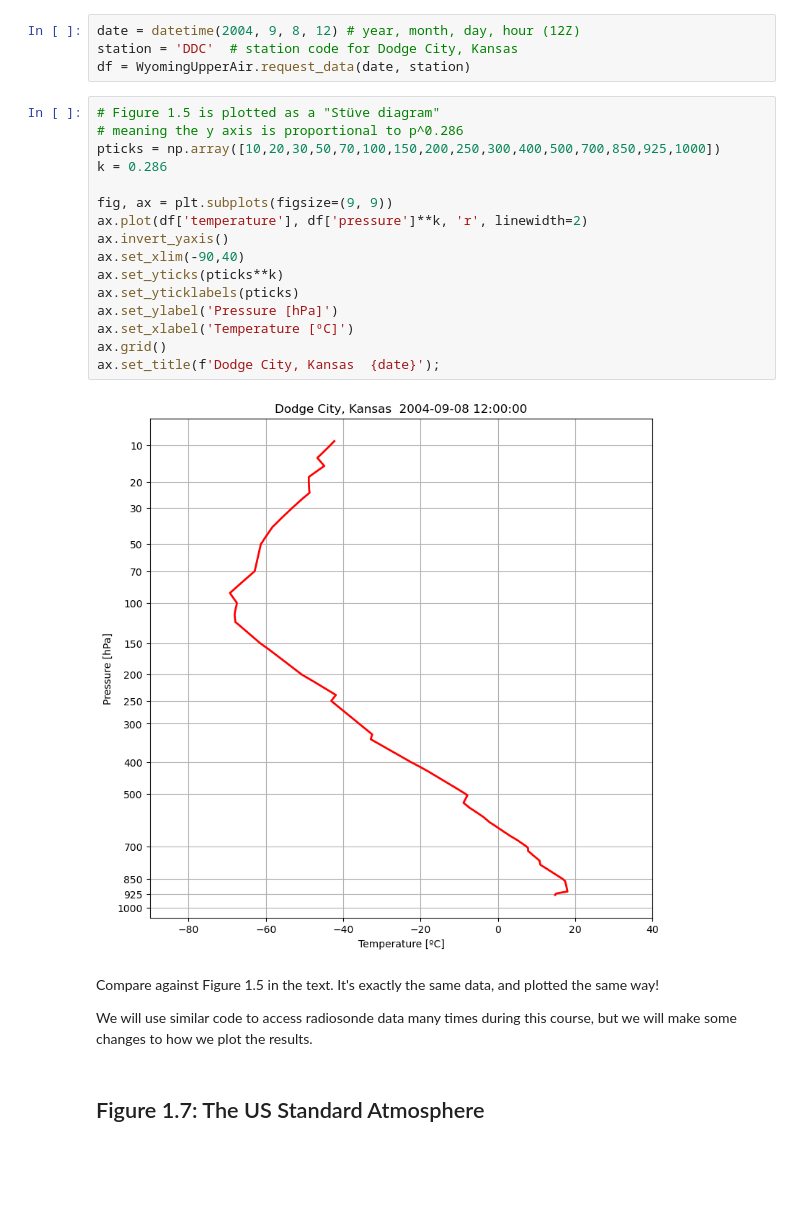
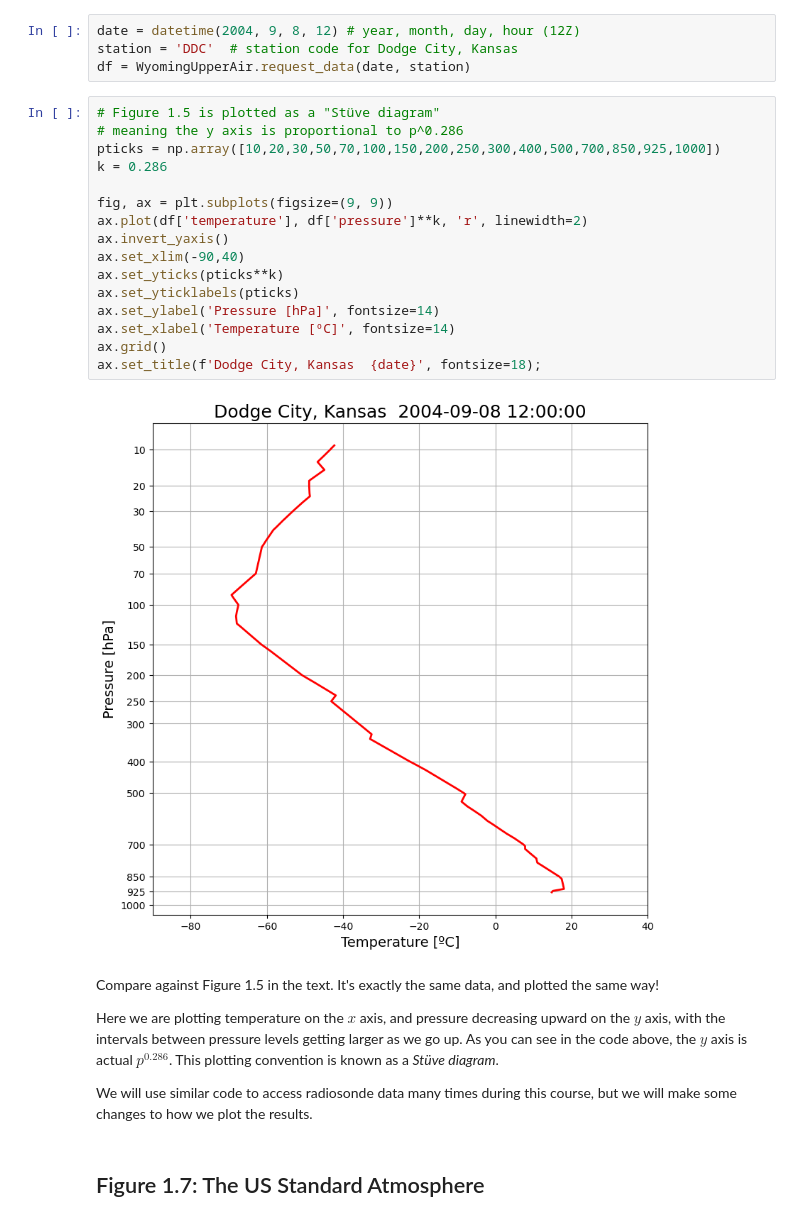
Before and after one commit to brian-rose/atm320-thermodynamics, a Jupyter notebook: _sources/notebooks/composition-structure.ipynb, the cells around one changed output. Cells and saved outputs as stored; diff of their text form; blank space fills up the shorter version.

```diff
--- a/_sources/notebooks/composition-structure.ipynb
+++ b/_sources/notebooks/composition-structure.ipynb
@@ -30,24 +30,26 @@ df = WyomingUpperAir.request_data(date, station)
 # %%
 # Figure 1.5 is plotted as a "Stüve diagram"
 # meaning the y axis is proportional to p^0.286
 pticks = np.array([10,20,30,50,70,100,150,200,250,300,400,500,700,850,925,1000])
 k = 0.286
 
 fig, ax = plt.subplots(figsize=(9, 9))
 ax.plot(df['temperature'], df['pressure']**k, 'r', linewidth=2)
 ax.invert_yaxis()
 ax.set_xlim(-90,40)
 ax.set_yticks(pticks**k)
 ax.set_yticklabels(pticks)
-ax.set_ylabel('Pressure [hPa]')
-ax.set_xlabel('Temperature [ºC]')
+ax.set_ylabel('Pressure [hPa]', fontsize=14)
+ax.set_xlabel('Temperature [ºC]', fontsize=14)
 ax.grid()
-ax.set_title(f'Dodge City, Kansas  {date}');
+ax.set_title(f'Dodge City, Kansas  {date}', fontsize=18);
 # %% [output]
-[figure, old version]
+[figure, new version]
 # %% [markdown]
 Compare against Figure 1.5 in the text. It's exactly the same data, and plotted the same way!
 
+Here we are plotting temperature on the $x$ axis, and pressure decreasing upward on the $y$ axis, with the intervals between pressure levels getting larger as we go up. As you can see in the code above, the $y$ axis is actual $p^{0.286}$. This plotting convention is known as a _Stüve diagram_.
+
 We will use similar code to access radiosonde data many times during this course, but we will make some changes to how we plot the results.
 # %% [markdown]
 ## Figure 1.7: The US Standard Atmosphere
```
Also changed, not shown: parts of 6 cells of this notebook, 7 other files.
